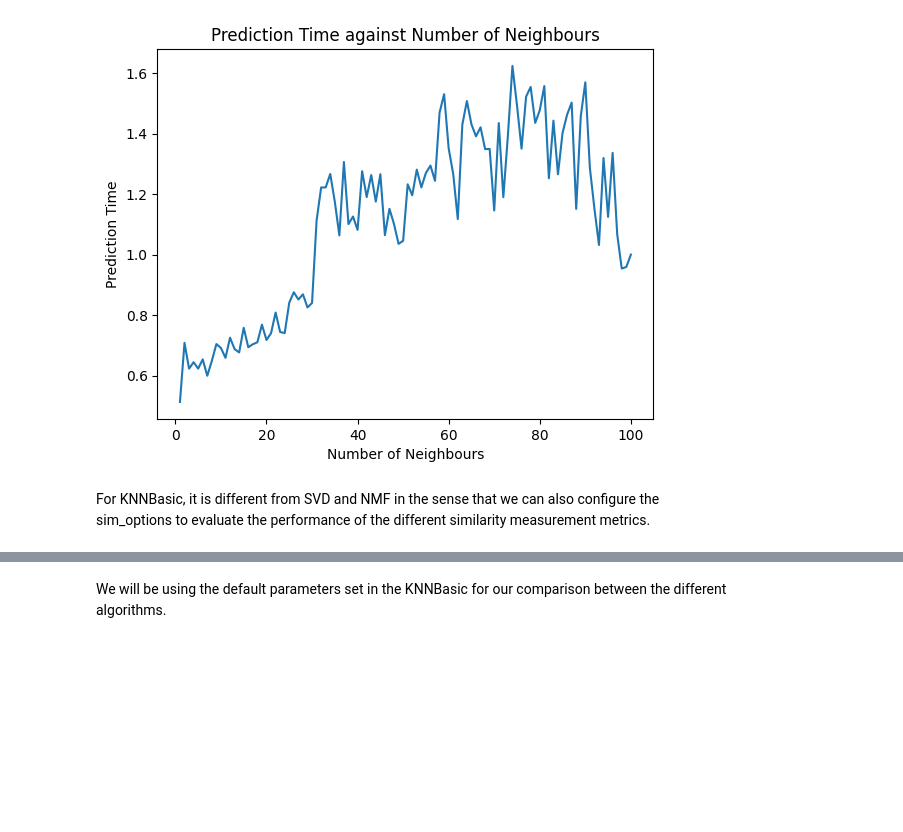
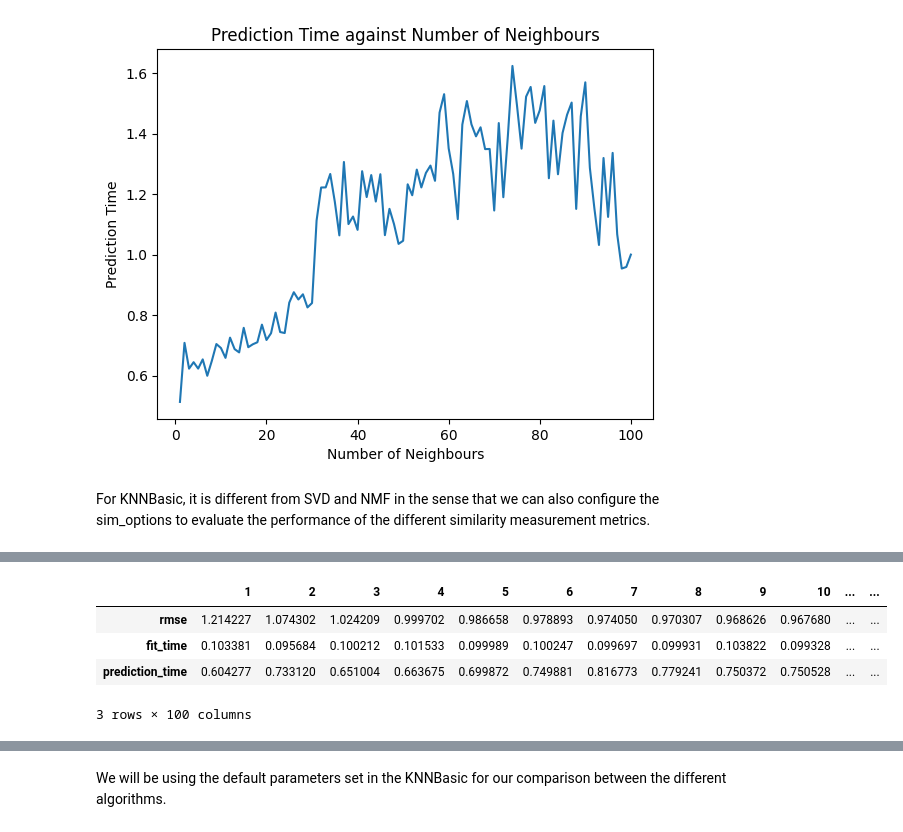
Before and after one commit to gtengwei/CZ4032-Data-Mining, a Jupyter notebook: KNN_movie.ipynb, the cells around one changed output, grey strips where cells are left out. Drawn from its saved outputs; the diff is of its cells as text; code cells hidden in the pictures; blank space fills up the shorter version.

```diff
--- a/KNN_movie.ipynb
+++ b/KNN_movie.ipynb
@@ -200,4 +207,12 @@ msd_df.head()
 3 rows × 100 columns
+# %%
+cosine_df.head()
+# %% [output]
+|  | 1 | 2 | 3 | 4 | 5 | 6 | 7 | 8 | 9 | 10 | ... | ... |
+| rmse | 1.214227 | 1.074302 | 1.024209 | 0.999702 | 0.986658 | 0.978893 | 0.974050 | 0.970307 | 0.968626 | 0.967680 | ... | ... |
+| fit_time | 0.103381 | 0.095684 | 0.100212 | 0.101533 | 0.099989 | 0.100247 | 0.099697 | 0.099931 | 0.103822 | 0.099328 | ... | ... |
+| prediction_time | 0.604277 | 0.733120 | 0.651004 | 0.663675 | 0.699872 | 0.749881 | 0.816773 | 0.779241 | 0.750372 | 0.750528 | ... | ... |
+3 rows × 100 columns
 # %%
 pearson_df.head()
 # %% [output]
```
Also changed, not shown: parts of 5 cells of this notebook.
